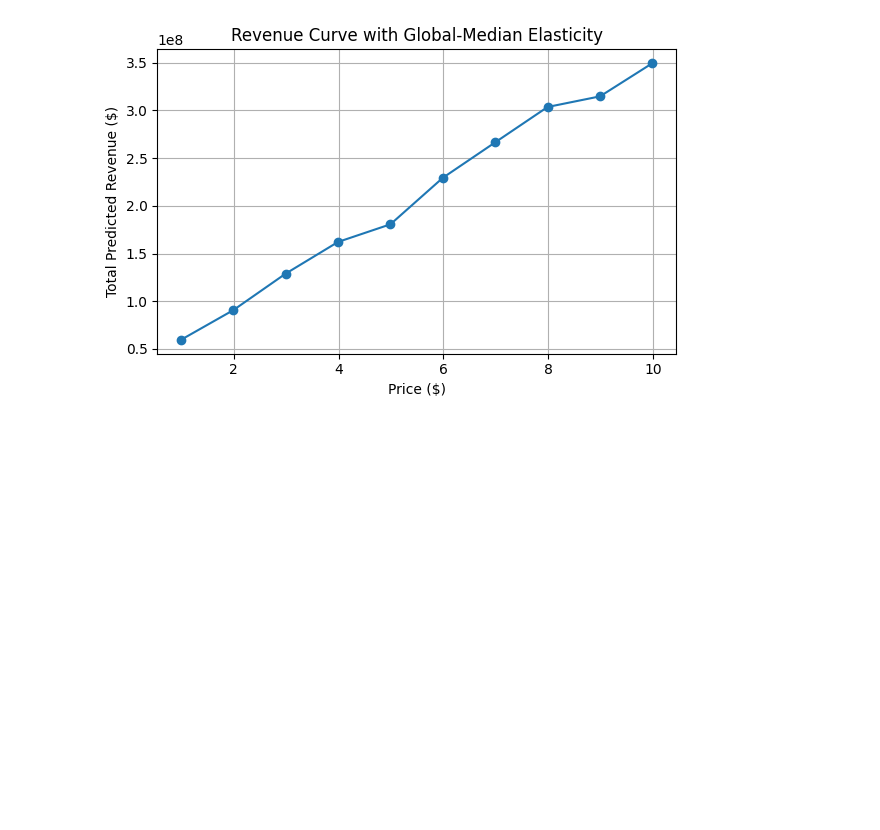
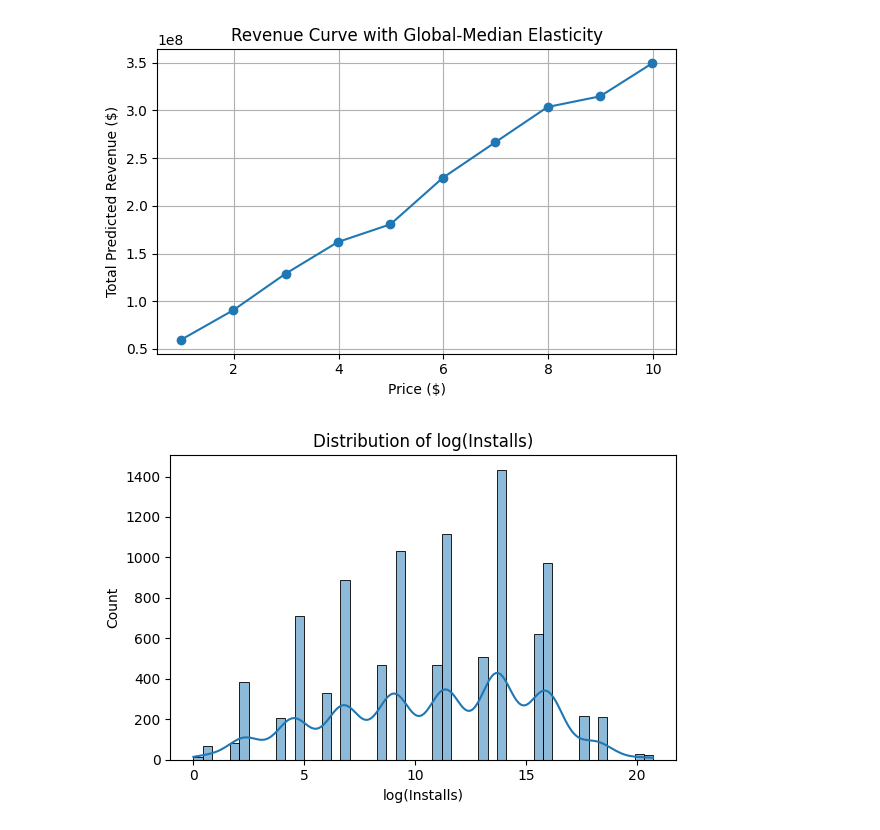
Before and after one commit to Rithanya13/playstore_analytics, a Jupyter notebook: notebooks/playstore_analysis.ipynb, the cells around one changed output. Cells and saved outputs as stored; diff of their text form; code cells hidden in the pictures; blank space fills up the shorter version.

```diff
--- a/notebooks/playstore_analysis.ipynb
+++ b/notebooks/playstore_analysis.ipynb
@@ -146,6 +146,8 @@ today = pd.to_datetime('today')
 df['days_since_update'] = (today - df['Last Updated']).dt.days
 
 # 4. Encode Category (one‑hot)
+# Save the original text Category for later grouping/reports
+df['OrigCategory'] = df['Category']
 df = pd.get_dummies(df, columns=['Category'], prefix='cat', drop_first=True)
 
 # 5. (Optional) Simplify Genres: take the first genre before “;”
@@ -496,3 +498,92 @@ Price           9.990000e+00
 TotalRevenue    3.494632e+08
 Name: 9, dtype: float64
 [figure]
+# %%
+import os
+import matplotlib.pyplot as plt
+import seaborn as sns
+
+# 1. Ensure visuals folder exists
+os.makedirs('visualizations', exist_ok=True)
+
+# 2. Histogram of log(Installs)
+plt.figure(figsize=(6,4))
+sns.histplot(df['log_Installs'], bins=50, kde=True)
+plt.title('Distribution of log(Installs)')
+plt.xlabel('log(Installs)')
+plt.ylabel('Count')
+plt.tight_layout()
+plt.savefig('visualizations/histogram_log_installs.png')
+plt.show()
+
+# 3. Bar chart: top 10 categories by count (using original text)
+top_cats = df['OrigCategory'].value_counts().nlargest(10)
+plt.figure(figsize=(6,4))
+sns.barplot(x=top_cats.values, y=top_cats.index)
+plt.title('Top 10 App Categories')
+plt.xlabel('Number of Apps')
+plt.ylabel('Category')
+plt.tight_layout()
+plt.savefig('visualizations/bar_top_categories.png')
+plt.show()
+
+# 4. Scatter: log(Reviews) vs. log(Installs)
+plt.figure(figsize=(6,4))
+plt.scatter(df['log_Reviews'], df['log_Installs'], alpha=0.3)
+plt.title('Reviews vs. Installs (log–log)')
+plt.xlabel('log(Reviews)')
+plt.ylabel('log(Installs)')
+plt.tight_layout()
+plt.savefig('visualizations/scatter_reviews_vs_installs.png')
+plt.show()
+
+# 5. Boxplot: Rating by top 5 categories
+top5 = df['OrigCategory'].value_counts().nlargest(5).index
+plt.figure(figsize=(6,4))
+sns.boxplot(x='Rating', y='OrigCategory', data=df[df['OrigCategory'].isin(top5)])
+plt.savefig('visualizations/boxplot_rating_by_category.png')
+plt.show()
+
+# 6. Heatmap: correlations among numeric features
+num_feats = ['log_Installs','log_Reviews','Rating','Size','Price','days_since_update']
+corr = df[num_feats].corr()
+plt.figure(figsize=(6,5))
+sns.heatmap(corr, annot=True, fmt='.2f', cmap='coolwarm')
+plt.title('Feature Correlation Matrix')
+plt.tight_layout()
+plt.savefig('visualizations/heatmap_correlations.png')
+plt.show()
+
+# 7. Actual vs. Predicted (Installs model)
+plt.figure(figsize=(6,6))
+plt.scatter(y_test, y_pred_rf, alpha=0.3)
+plt.plot([y_test.min(), y_test.max()],
+         [y_test.min(), y_test.max()], 'r--')
+plt.xlabel('Actual log(Installs)')
+plt.ylabel('Predicted log(Installs)')
+plt.title('RF: Actual vs Predicted Installs')
+plt.tight_layout()
+plt.savefig('visualizations/scatter_installs_actual_vs_predicted.png')
+plt.show()
+
+# 8. Feature importances (Installs model)
+feat_imp = pd.Series(rf.feature_importances_, index=feature_cols).nlargest(10)
+plt.figure(figsize=(6,4))
+feat_imp.plot(kind='barh')
+plt.gca().invert_yaxis()
+plt.title('Top 10 Feature Importances (Installs Model)')
+plt.tight_layout()
+plt.savefig('visualizations/bar_feature_importances_installs.png')
+plt.show()
+
+# 9. Revenue optimization curve
+plt.figure(figsize=(6,4))
+plt.plot(results_df['Price'], results_df['TotalRevenue'], marker='o')
+plt.title('Revenue vs. Price')
+plt.xlabel('Price ($)')
+plt.ylabel('Total Predicted Revenue')
+plt.tight_layout()
+plt.savefig('visualizations/revenue_curve.png')
+plt.show()
+# %% [output]
+[figure, added]
```
Also changed, not shown: parts of 3 cells of this notebook.
